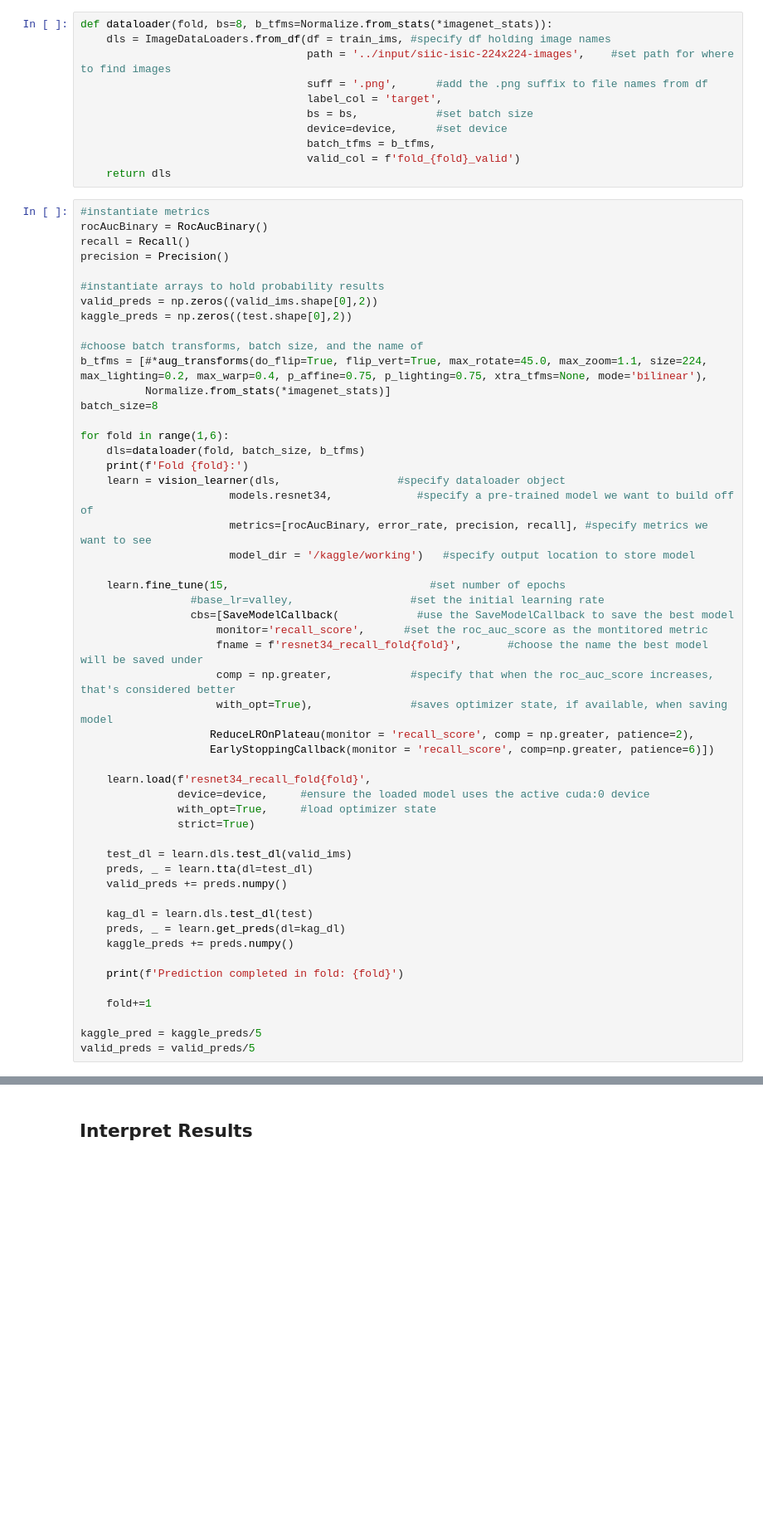
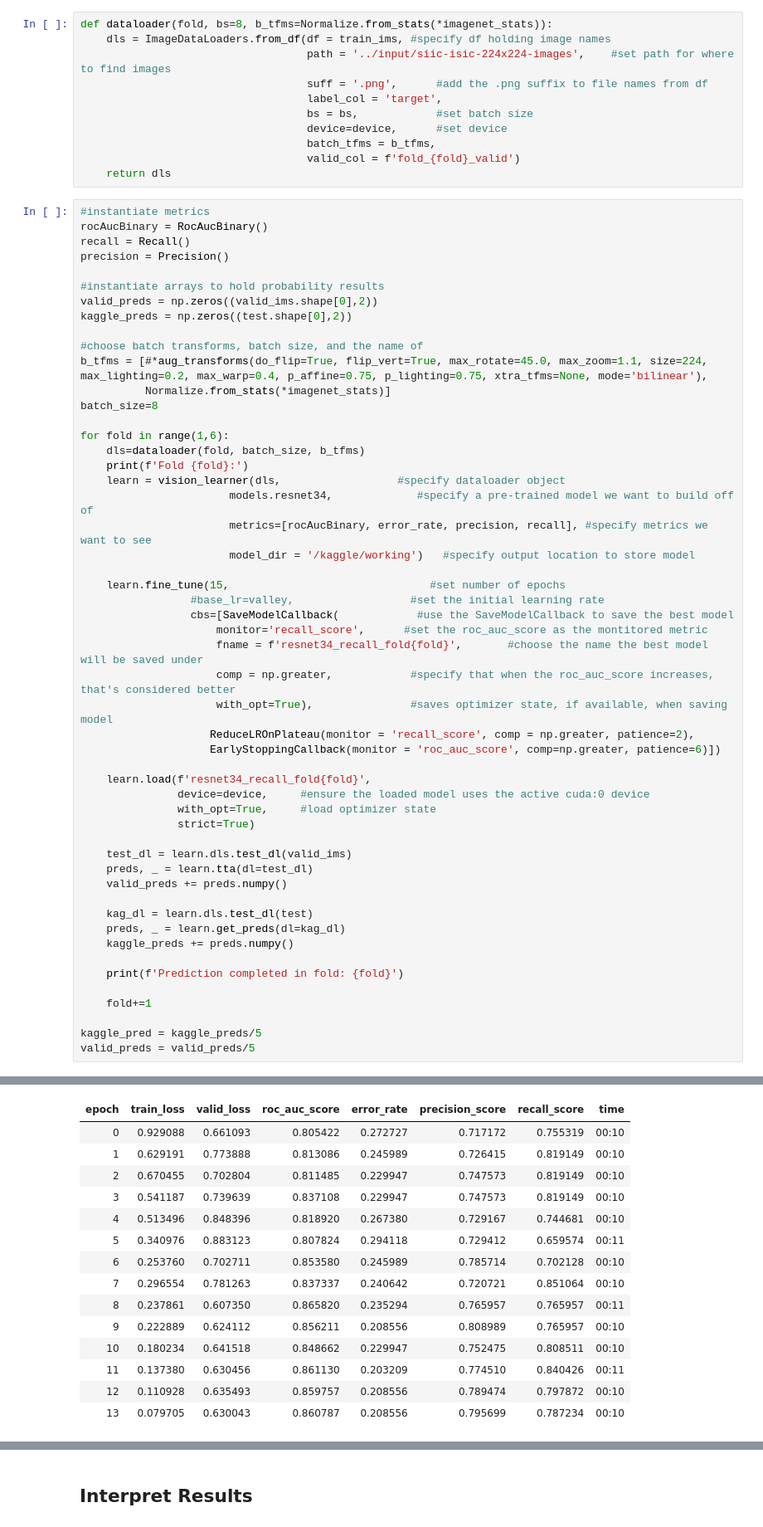
Before and after one commit to caitlinruble/Skin-Cancer-Image-Detection, a Jupyter notebook: melanoma-detection-using-fastai-on-resnet34-base.ipynb, the cells around one changed output, grey strips where cells are left out. Shown at 83% size. Saved outputs shown, nothing was run; the diff lists cells and outputs as text; blank space fills up the shorter version.

```diff
--- a/melanoma-detection-using-fastai-on-resnet34-base.ipynb
+++ b/melanoma-detection-using-fastai-on-resnet34-base.ipynb
@@ -261,7 +261,7 @@ for fold in range(1,6):
                      comp = np.greater,            #specify that when the roc_auc_score increases, that's considered better
                      with_opt=True),               #saves optimizer state, if available, when saving model
                     ReduceLROnPlateau(monitor = 'recall_score', comp = np.greater, patience=2),
-                    EarlyStoppingCallback(monitor = 'recall_score', comp=np.greater, patience=6)])
+                    EarlyStoppingCallback(monitor = 'roc_auc_score', comp=np.greater, patience=6)])
 
     learn.load(f'resnet34_recall_fold{fold}',
                device=device,     #ensure the loaded model uses the active cuda:0 device
@@ -312,0 +313,15 @@ Fold 2:
+| epoch | train_loss | valid_loss | roc_auc_score | error_rate | precision_score | recall_score | time |
+| 0 | 0.929088 | 0.661093 | 0.805422 | 0.272727 | 0.717172 | 0.755319 | 00:10 |
+| 1 | 0.629191 | 0.773888 | 0.813086 | 0.245989 | 0.726415 | 0.819149 | 00:10 |
+| 2 | 0.670455 | 0.702804 | 0.811485 | 0.229947 | 0.747573 | 0.819149 | 00:10 |
+| 3 | 0.541187 | 0.739639 | 0.837108 | 0.229947 | 0.747573 | 0.819149 | 00:10 |
+| 4 | 0.513496 | 0.848396 | 0.818920 | 0.267380 | 0.729167 | 0.744681 | 00:10 |
+| 5 | 0.340976 | 0.883123 | 0.807824 | 0.294118 | 0.729412 | 0.659574 | 00:11 |
+| 6 | 0.253760 | 0.702711 | 0.853580 | 0.245989 | 0.785714 | 0.702128 | 00:10 |
+| 7 | 0.296554 | 0.781263 | 0.837337 | 0.240642 | 0.720721 | 0.851064 | 00:10 |
+| 8 | 0.237861 | 0.607350 | 0.865820 | 0.235294 | 0.765957 | 0.765957 | 00:11 |
+| 9 | 0.222889 | 0.624112 | 0.856211 | 0.208556 | 0.808989 | 0.765957 | 00:10 |
+| 10 | 0.180234 | 0.641518 | 0.848662 | 0.229947 | 0.752475 | 0.808511 | 00:10 |
+| 11 | 0.137380 | 0.630456 | 0.861130 | 0.203209 | 0.774510 | 0.840426 | 00:11 |
+| 12 | 0.110928 | 0.635493 | 0.859757 | 0.208556 | 0.789474 | 0.797872 | 00:10 |
+| 13 | 0.079705 | 0.630043 | 0.860787 | 0.208556 | 0.795699 | 0.787234 | 00:10 |
```
Also changed, not shown: parts of 9 cells of this notebook.
